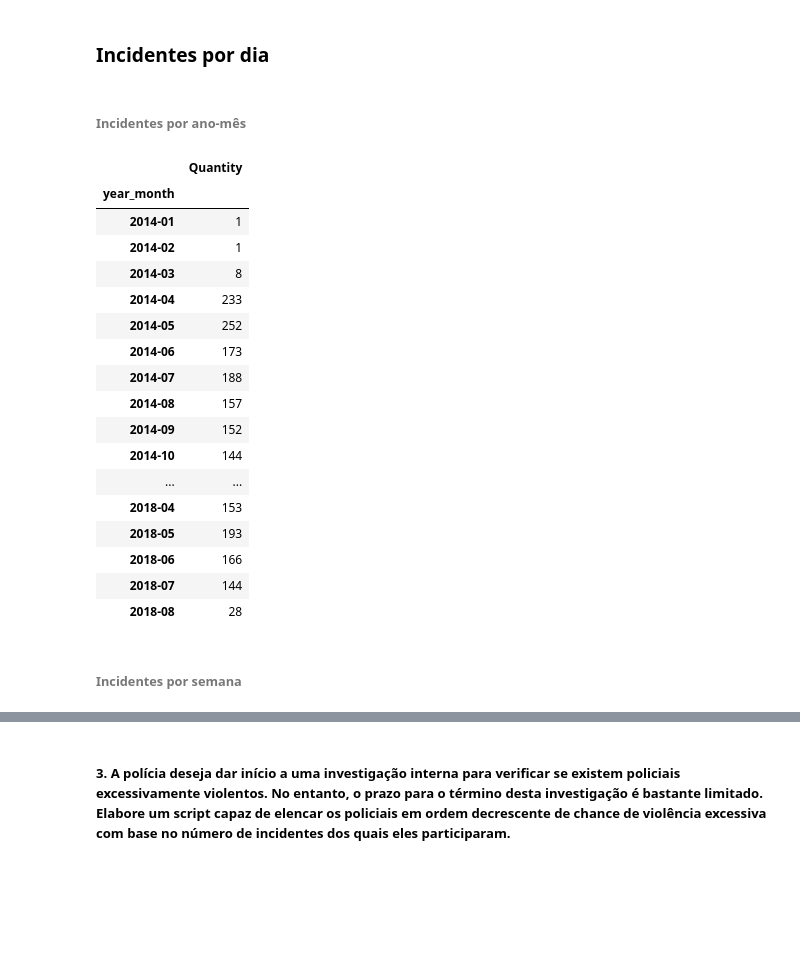
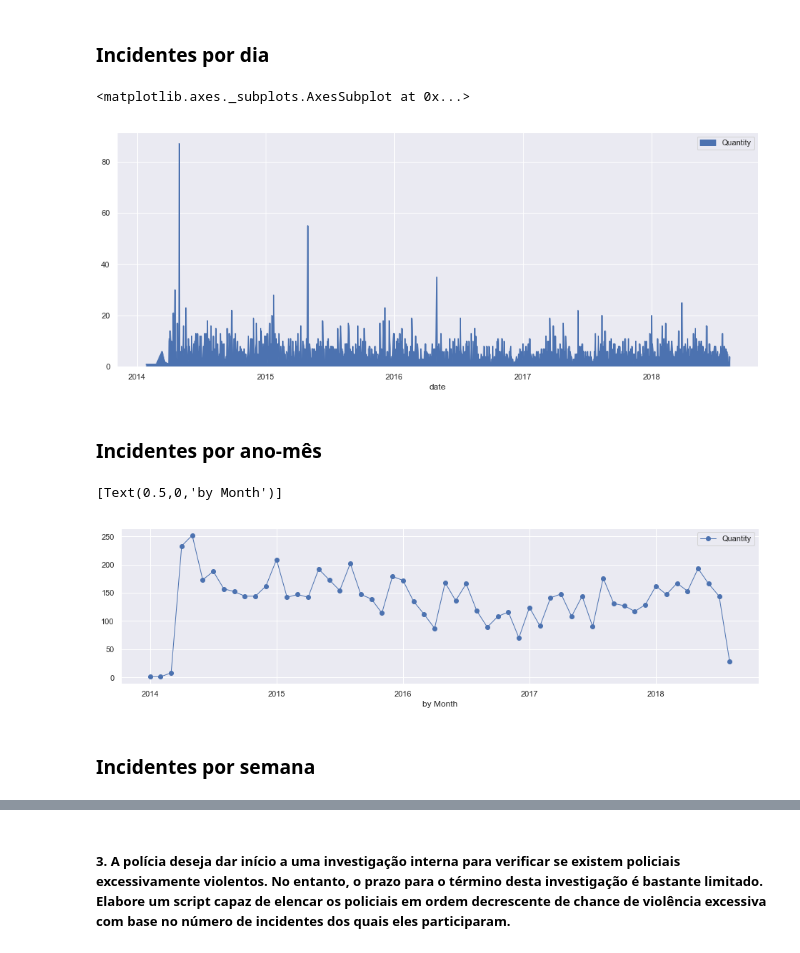
Before and after one commit to clairtonm/atlanticoDSTest, a Jupyter notebook: Notebooks/Untitled.ipynb, the cells around one changed output, grey strips where cells are left out. Saved outputs shown, nothing was run; the diff lists cells and outputs as text; code cells hidden in the pictures; blank space fills up the shorter version.

```diff
--- a/Notebooks/Untitled.ipynb
+++ b/Notebooks/Untitled.ipynb
@@ -242,5 +242,12 @@ incident_date_day
+# %%
+fig, ax = plt.subplots(figsize=(16, 6))
+incident_date_day.plot(ax=ax, kind='area')
+# plt.yscale('linear')
+# %% [output]
+<matplotlib.axes._subplots.AxesSubplot at 0x...>
+[figure, added]
 # %% [markdown]
-###### Incidentes por ano-mês
+### Incidentes por ano-mês
 # %%
 incident_date_year_month = raw_use_of_force.copy()
 # %%
@@ -252,29 +259,15 @@ incident_date_year_month = incident_date_year_month.groupby(['year_month']).coun
 
 incident_date_year_month = incident_date_year_month[['Incident_Num']]
 incident_date_year_month.rename(columns={'Incident_Num': 'Quantity'}, inplace=True)
-# %%
-incident_date_year_month
-# %% [output]
-|  | Quantity |
-| year_month |  |
-| 2014-01 | 1 |
-| 2014-02 | 1 |
-| 2014-03 | 8 |
-| 2014-04 | 233 |
-| 2014-05 | 252 |
-| 2014-06 | 173 |
-| 2014-07 | 188 |
-| 2014-08 | 157 |
-| 2014-09 | 152 |
-| 2014-10 | 144 |
-| ... | ... |
-| 2018-04 | 153 |
-| 2018-05 | 193 |
-| 2018-06 | 166 |
-| 2018-07 | 144 |
-| 2018-08 | 28 |
+# %%
+fig, ax = plt.subplots(figsize=(16, 4))
+incident_date_year_month.plot(ls="-", lw="1", marker="o", ax=ax)
+ax.set(xlabel="by Month")
+# %% [output]
+[Text(0.5,0,'by Month')]
+[figure, added]
 # %% [markdown]
-###### Incidentes por semana
+### Incidentes por semana
 # %%
 incident_date_week = raw_use_of_force.copy()
 # %%
```
Also changed, not shown: parts of 25 cells of this notebook.
